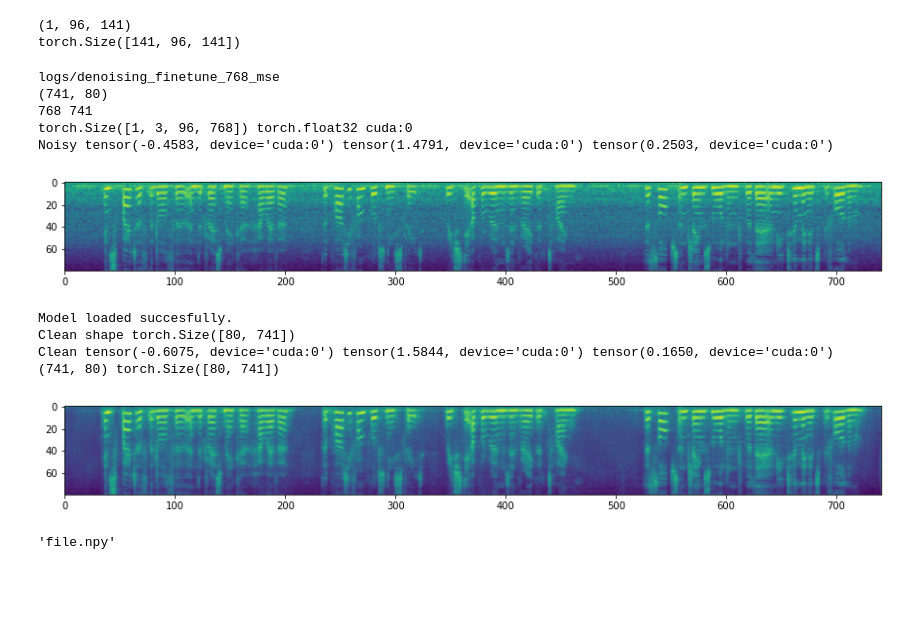
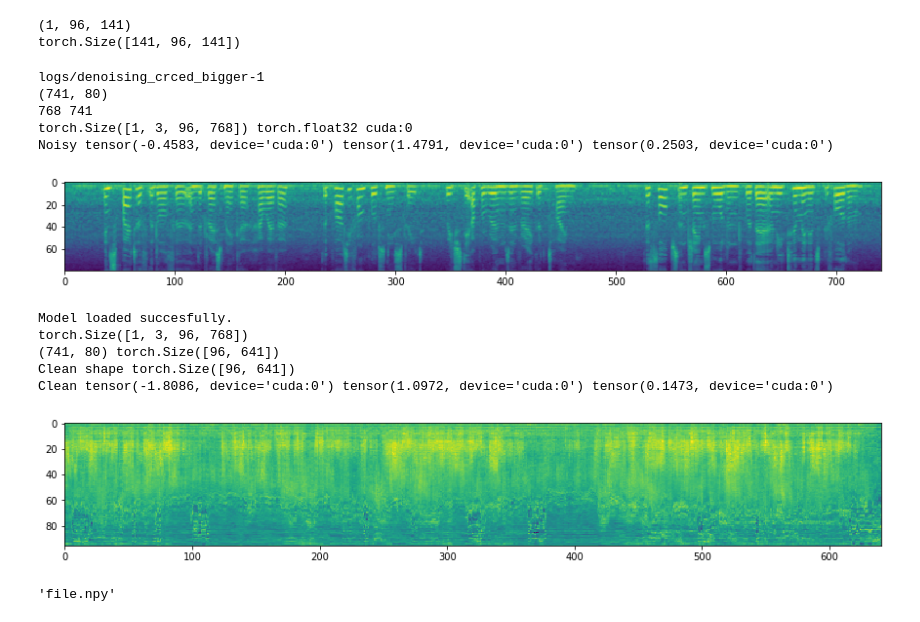
Before and after one commit to zakajd/audio-denoising, a Jupyter notebook: Demo.ipynb, the cells around one changed output. Saved outputs shown, nothing was run; the diff lists cells and outputs as text; code cells hidden in the pictures; blank space fills up the shorter version.

```diff
--- a/Demo.ipynb
+++ b/Demo.ipynb
@@ -150,48 +156,52 @@ def denoise_audio(audio_file, config_path):
     with open(config_path / 'config.yaml', "r") as file:
         hparams = yaml.load(file)
 
-
-    model = MODEL_FROM_NAME[hparams['segm_arch']](hparams['arch'], **hparams['model_params']).cuda().eval()
+    if hparams['arch'] == 'crced':
+        model = CRCED(n_segments=hparams['size'], **hparams['model_params']).cuda()
+    else:
+        model = MODEL_FROM_NAME[hparams['segm_arch']](hparams['arch'], **hparams['model_params']).cuda()
 
     checkpoint = torch.load(config_path / "model.chpn")
     model.load_state_dict(checkpoint["state_dict"])
     model = model.cuda().eval()
     print("Model loaded succesfully.")
 
 #     model.eval()
+    print(noisy_image.shape)
     clean_image = model(noisy_image).squeeze()#[:80, :noisy_mel.shape[0]]
-
+    print(noisy_mel.shape, clean_image.shape)
     # Crop to original size
-    w_pad_left = int((length - noisy_mel.shape[0]) / 2.0)
-    w_pad_right = length - noisy_mel.shape[0] - w_pad_left
-    clean_image = clean_image[8: -8, w_pad_left: -w_pad_right]
+#     w_pad_left = int((length - noisy_mel.shape[0]) / 2.0)
+#     w_pad_right = length - noisy_mel.shape[0] - w_pad_left
+#     clean_image = clean_image[8: -8, w_pad_left: -w_pad_right]
     print("Clean shape", clean_image.shape)
     print("Clean", clean_image.min(), clean_image.max(), clean_image.mean())
     plt.figure(figsize=(15, 10))
     plt.imshow(clean_image.cpu().numpy())
-    print(noisy_mel.shape, clean_image.shape)
 
 
-denoised = denoise_audio(noisy_files[0], denoising_configs[4])
+
+denoised = denoise_audio(noisy_files[0], denoising_configs[3])
 
 
 # h_pad_top = int((self.min_height - rows) / 2.0)
 # h_pad_bottom = self.min_height - rows - h_pad_top
 
 # w_pad_left = int((self.min_width - cols) / 2.0)
 # w_pad_right = self.min_width - cols - w_pad_left
 # %% [output]
-logs/denoising_finetune_768_mse
+logs/denoising_crced_bigger-1
 (741, 80)
 768 741
 torch.Size([1, 3, 96, 768]) torch.float32 cuda:0
 Noisy tensor(-0.4583, device='cuda:0') tensor(1.4791, device='cuda:0') tensor(0.2503, device='cuda:0')
 [figure]
 Model loaded succesfully.
-Clean shape torch.Size([80, 741])
-Clean tensor(-0.6075, device='cuda:0') tensor(1.5844, device='cuda:0') tensor(0.1650, device='cuda:0')
-(741, 80) torch.Size([80, 741])
+torch.Size([1, 3, 96, 768])
+(741, 80) torch.Size([96, 641])
+Clean shape torch.Size([96, 641])
+Clean tensor(-1.8086, device='cuda:0') tensor(1.0972, device='cuda:0') tensor(0.1473, device='cuda:0')
-[figure, old version]
+[figure, new version]
 # %%
 pathlib.Path("/tmp/text/file.npy").name
 # %% [output]
```
Also changed, not shown: parts of 7 cells of this notebook, 19 other files.
